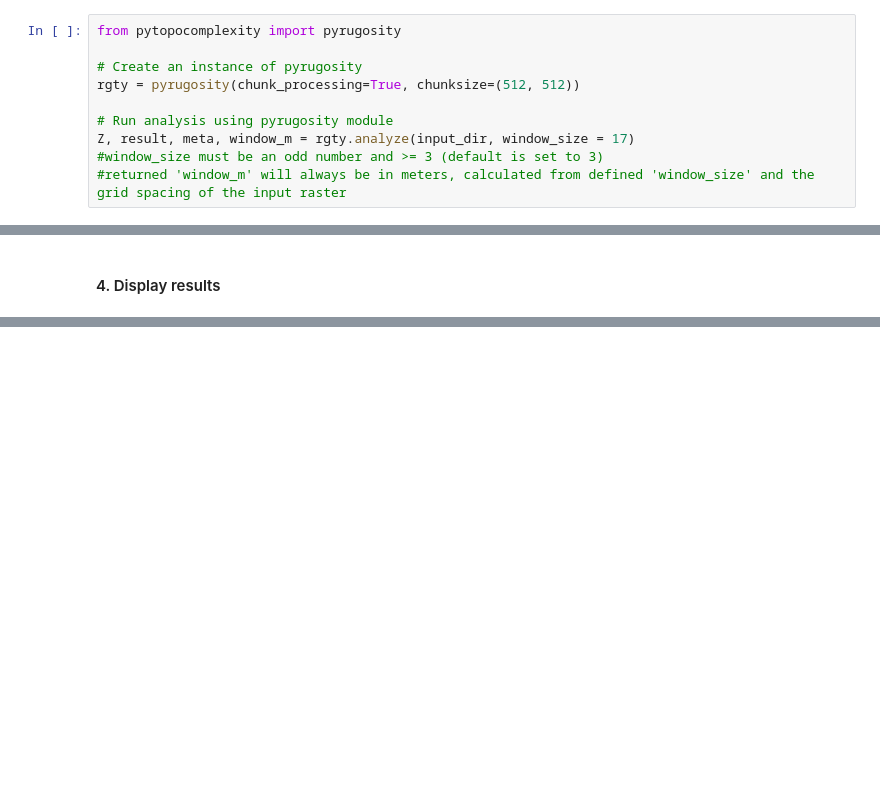
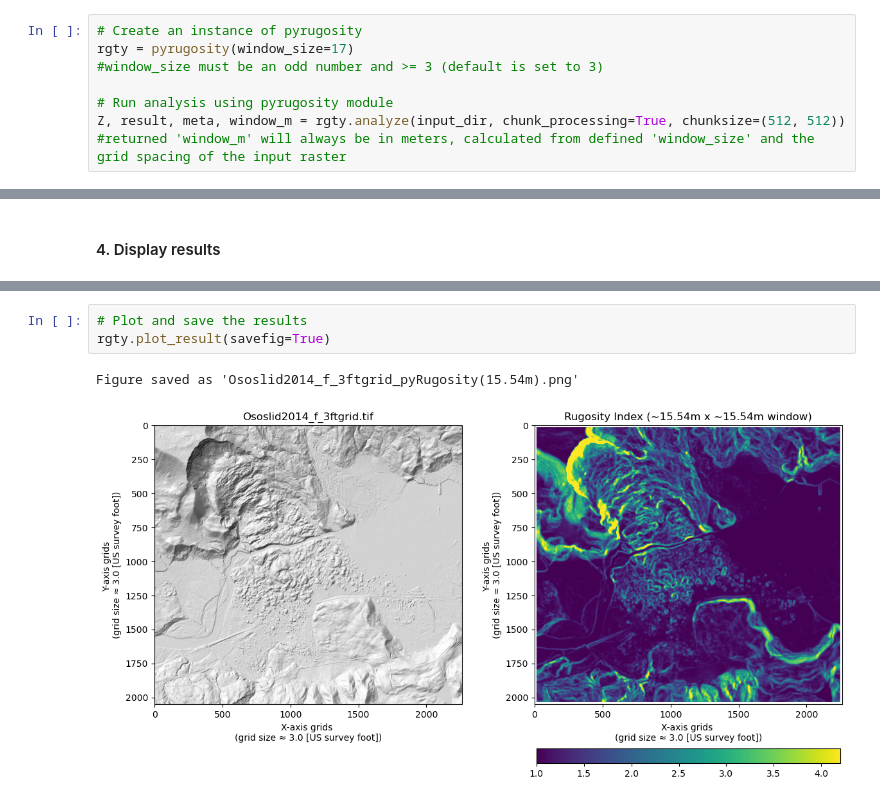
Before and after one commit to GeoLarryLai/pyTopoComplexity, a Jupyter notebook: example/pyrugosity_example.ipynb, the cells around one changed output, grey strips where cells are left out. Cells and saved outputs as stored; diff of their text form; blank space fills up the shorter version.

```diff
--- a/example/pyrugosity_example.ipynb
+++ b/example/pyrugosity_example.ipynb
@@ -44,11 +48,9 @@ input_dir = os.path.join(base_dir, input_file)
 # %%
-from pytopocomplexity import pyrugosity
-
 # Create an instance of pyrugosity
-rgty = pyrugosity(chunk_processing=True, chunksize=(512, 512))
+rgty = pyrugosity(window_size=17)
+#window_size must be an odd number and >= 3 (default is set to 3)
 
 # Run analysis using pyrugosity module
-Z, result, meta, window_m = rgty.analyze(input_dir, window_size = 17)
-#window_size must be an odd number and >= 3 (default is set to 3)
+Z, result, meta, window_m = rgty.analyze(input_dir, chunk_processing=True, chunksize=(512, 512))
 #returned 'window_m' will always be in meters, calculated from defined 'window_size' and the grid spacing of the input raster
 # %% [output]
@@ -104,0 +71,6 @@ plt.show()
+# %%
+# Plot and save the results
+rgty.plot_result(savefig=True)
+# %% [output]
+Figure saved as 'Ososlid2014_f_3ftgrid_pyRugosity(15.54m).png'
+[figure, added]
```
Also changed, not shown: parts of 9 cells of this notebook, 3 other files.
